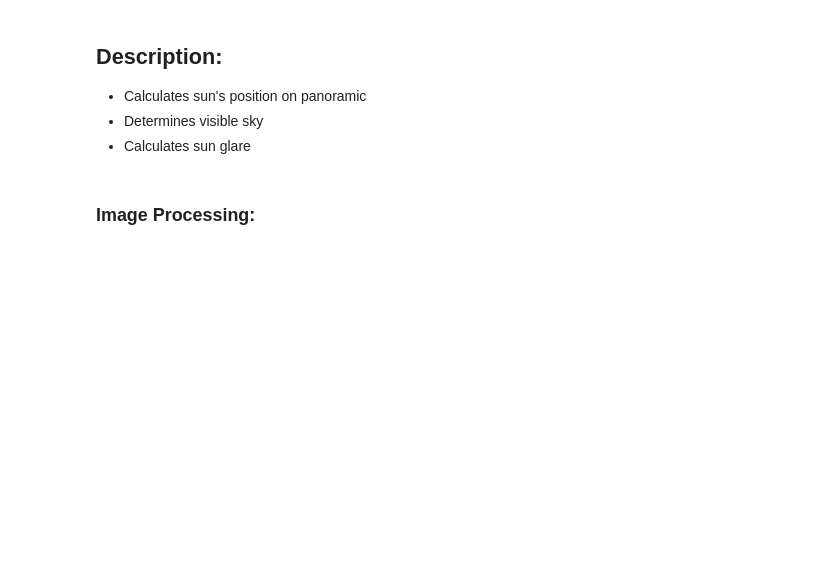
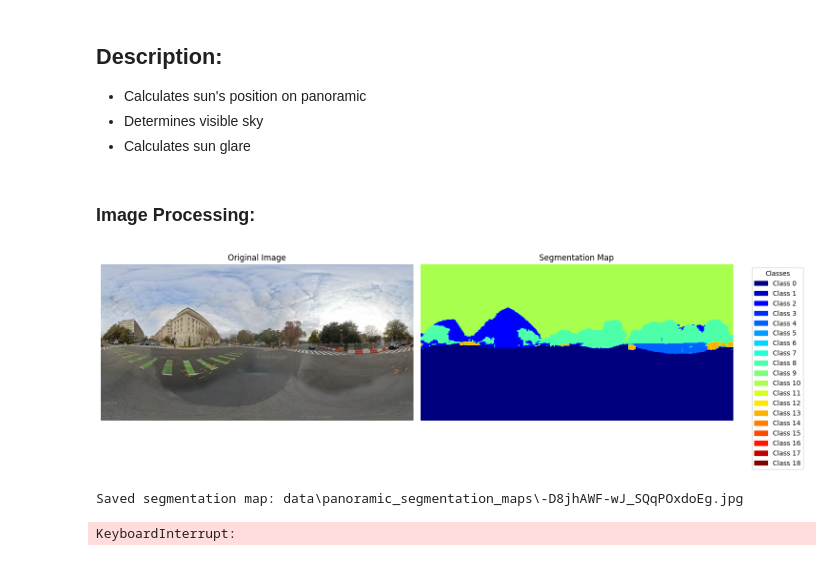
Before and after one commit to JaredBWal/SunGlareResearch, a Jupyter notebook: SunGlareDetection.ipynb, the cells around one changed output. Saved outputs shown, nothing was run; the diff lists cells and outputs as text; code cells hidden in the pictures; blank space fills up the shorter version.

Commit message:
working on detecting sun glare for all panoramics

```diff
--- a/SunGlareDetection.ipynb
+++ b/SunGlareDetection.ipynb
@@ -226,0 +238,72 @@ main()
+# %%
+def convert_image_to_segmentation_map(image_path, output_path):
+    feature_extractor = SegformerFeatureExtractor.from_pretrained("nvidia/segformer-b5-finetuned-cityscapes-1024-1024")
+    model = SegformerForSemanticSegmentation.from_pretrained("nvidia/segformer-b5-finetuned-cityscapes-1024-1024")
+
+    # url = "http://images.cocodataset.org/val2017/000000039769.jpg"
+    url = image_path
+    image = Image.open(url)
+    # image = Image.open(requests.get(url, stream=True).raw)
+
+    inputs = feature_extractor(images=image, return_tensors="pt")
+    outputs = model(**inputs)
+    logits = outputs.logits  # shape (batch_size, num_labels, height/4, width/4)
+
+    # Step 1: Convert logits to class predictions
+    predicted_class = torch.argmax(logits, dim=1)  # shape (batch_size, height/4, width/4)
+
+    # Step 2: Upsample to match input image size
+    predicted_class = torch.nn.functional.interpolate(
+        predicted_class.unsqueeze(1).float(),  # Add channel dimension
+        size=image.size[::-1],  # Match input image dimensions (height, width)
+        mode="nearest"
+    ).squeeze(1).to(torch.int32)  # Remove channel dimension
+
+    # Step 3: Visualize
+    # Convert to numpy array for visualization
+    segmentation_map = predicted_class[0].cpu().numpy()
+
+    # Create a color map
+    num_classes = logits.shape[1]
+    cmap = plt.get_cmap('jet', num_classes)  # Choose a colormap with sufficient colors
+
+    # Plot the original image and segmentation map
+    fig, ax = plt.subplots(1, 2, figsize=(15, 5))
+
+    # Original image
+    ax[0].imshow(image)
+    ax[0].set_title("Original Image")
+    ax[0].axis("off")
+
+    # Segmentation map
+    ax[1].imshow(segmentation_map, cmap=cmap, vmin=0, vmax=num_classes - 1)
+    ax[1].set_title("Segmentation Map")
+    ax[1].axis("off")
+
+    legend_patches = [
+        mpatches.Patch(color=cmap(i / num_classes), label=f'Class {i}') for i in range(num_classes)
+    ]
+    plt.legend(handles=legend_patches, bbox_to_anchor=(1.05, 1), loc='upper left', title="Classes")
+
+
+    plt.tight_layout()
+    plt.show()
+
+    # save the image
+    plt.imsave(output_path, segmentation_map, cmap=cmap, vmin=0, vmax=num_classes - 1)
+
+    return segmentation_map
+
+
+import os
+# make sure the segmentation maps are generated for each panoramic image
+panoramic_imgs_directory = "data\panoramic_imgs"
+for filename in os.listdir(panoramic_imgs_directory):
+    save_file = f"data\panoramic_segmentation_maps\{filename}"
+    # this saves the segmentation_map to the save_file
+    convert_image_to_segmentation_map(f"{panoramic_imgs_directory}\{filename}", save_file)
+    print(f"Saved segmentation map: {save_file}")
+# %% [output]
+[figure, added]
+Saved segmentation map: data\panoramic_segmentation_maps\-D8jhAWF-wJ_SQqPOxdoEg.jpg
+KeyboardInterrupt:
```
Also changed, not shown: parts of 4 cells of this notebook, 2 other files.
